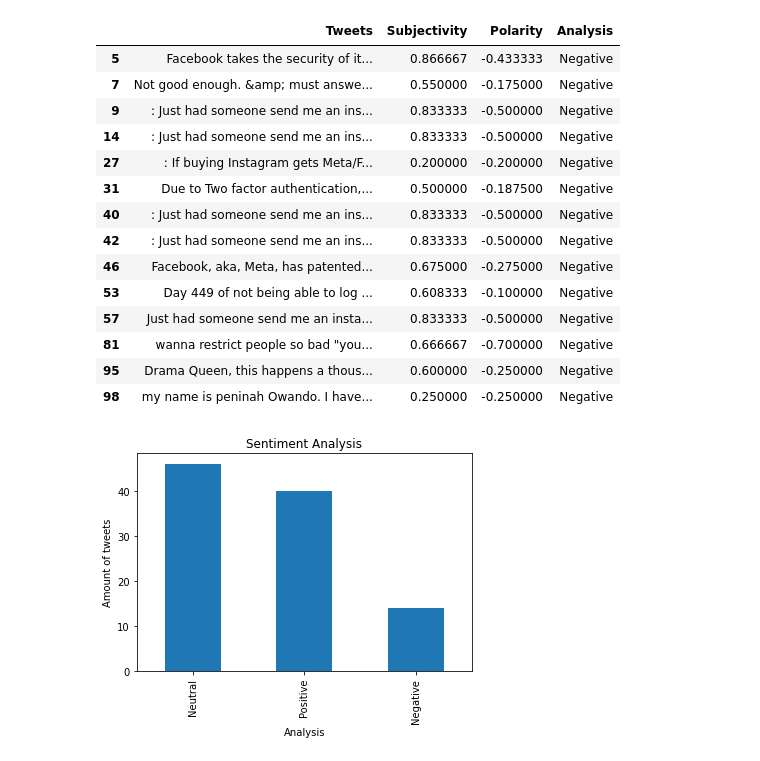
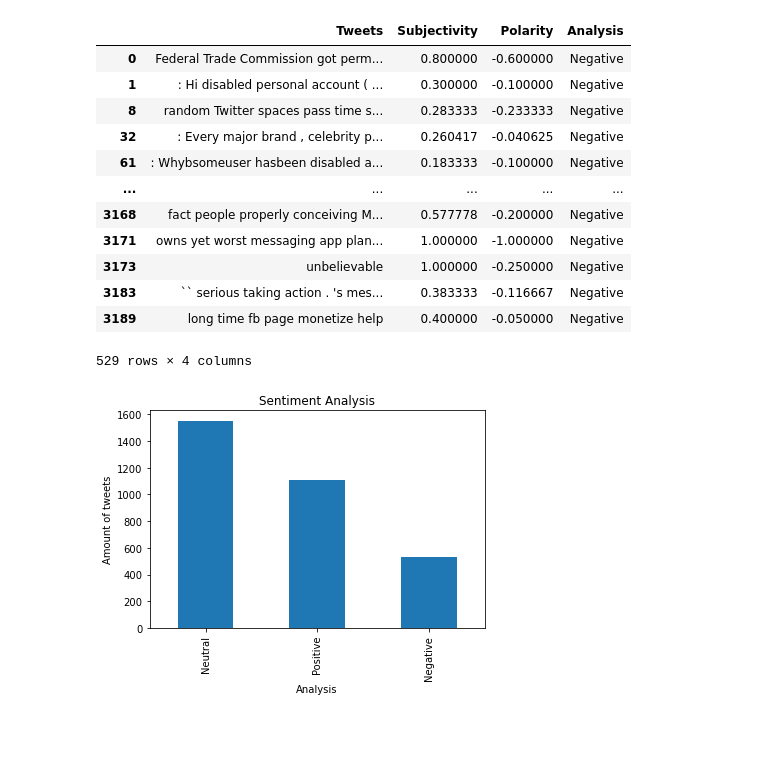
Before and after one commit to rvidxr666/Meta-Tweets, a Jupyter notebook: Twitter Sentiment Analysis.ipynb, the cells around one changed output. Saved outputs shown, nothing was run; the diff lists cells and outputs as text; code cells hidden in the pictures; blank space fills up the shorter version.

```diff
--- a/Twitter Sentiment Analysis.ipynb
+++ b/Twitter Sentiment Analysis.ipynb
@@ -62,0 +114,3 @@ Name: Tweets, Length: 100, dtype: object
+# %%
+df_test["Tweets"] = df_test["Tweets"].apply(lambda x: more_cleaning(x, ["Facebook", "meta", "Meta", "metaverse", "coin"]))
+df_test["Tweets"] = df_test["Tweets"].apply(remove_stopwords)
@@ -64,9 +134,9 @@ Name: Tweets, Length: 100, dtype: object
 def getSubjectivity(text):
     return TextBlob(text).sentiment.subjectivity
 
-def getPolarity(text):
+def getAPolarity(text):
     return TextBlob(text).sentiment.polarity
 # %%
-df["Subjectivity"] = df["Tweets"].apply(getSubjectivity)
-df["Polarity"] = df["Tweets"].apply(getPolarity)
+df_test["Subjectivity"] = df_test["Tweets"].apply(getSubjectivity)
+df_test["Polarity"] = df_test["Tweets"].apply(getPolarity)
 # %%
@@ -99,30 +186,28 @@ def tweetPositivity(score):
     if score < 0:
         return "Negative"
 # %%
-df["Analysis"] = df["Polarity"].apply(tweetPositivity)
+df_test["Analysis"] = df_test["Polarity"].apply(tweetPositivity)
 # %%
-df[df["Analysis"] == "Negative"]
+df_test[df_test["Analysis"] == "Negative"]
 # %% [output]
 |  | Tweets | Subjectivity | Polarity | Analysis |
-| 5 | Facebook takes the security of it... | 0.866667 | -0.433333 | Negative |
-| 7 | Not good enough. &amp; must answe... | 0.550000 | -0.175000 | Negative |
-| 9 | : Just had someone send me an ins... | 0.833333 | -0.500000 | Negative |
-| 14 | : Just had someone send me an ins... | 0.833333 | -0.500000 | Negative |
-| 27 | : If buying Instagram gets Meta/F... | 0.200000 | -0.200000 | Negative |
-| 31 | Due to Two factor authentication,... | 0.500000 | -0.187500 | Negative |
-| 40 | : Just had someone send me an ins... | 0.833333 | -0.500000 | Negative |
-| 42 | : Just had someone send me an ins... | 0.833333 | -0.500000 | Negative |
-| 46 | Facebook, aka, Meta, has patented... | 0.675000 | -0.275000 | Negative |
-| 53 | Day 449 of not being able to log ... | 0.608333 | -0.100000 | Negative |
-| 57 | Just had someone send me an insta... | 0.833333 | -0.500000 | Negative |
-| 81 | wanna restrict people so bad "you... | 0.666667 | -0.700000 | Negative |
-| 95 | Drama Queen, this happens a thous... | 0.600000 | -0.250000 | Negative |
-| 98 | my name is peninah Owando. I have... | 0.250000 | -0.250000 | Negative |
+| 0 | Federal Trade Commission got perm... | 0.800000 | -0.600000 | Negative |
+| 1 | : Hi disabled personal account ( ... | 0.300000 | -0.100000 | Negative |
+| 8 | random Twitter spaces pass time s... | 0.283333 | -0.233333 | Negative |
+| 32 | : Every major brand , celebrity p... | 0.260417 | -0.040625 | Negative |
+| 61 | : Whybsomeuser hasbeen disabled a... | 0.183333 | -0.100000 | Negative |
+| ... | ... | ... | ... | ... |
+| 3168 | fact people properly conceiving M... | 0.577778 | -0.200000 | Negative |
+| 3171 | owns yet worst messaging app plan... | 1.000000 | -1.000000 | Negative |
+| 3173 | unbelievable | 1.000000 | -0.250000 | Negative |
+| 3183 | `` serious taking action . 's mes... | 0.383333 | -0.116667 | Negative |
+| 3189 | long time fb page monetize help | 0.400000 | -0.050000 | Negative |
+529 rows × 4 columns
 # %%
 plt.title("Sentiment Analysis")
 plt.xlabel("Analysis")
 plt.ylabel("Amount of tweets")
-df["Analysis"].value_counts().plot(kind="bar")
+df_test["Analysis"].value_counts().plot(kind="bar")
 plt.show()
 # %% [output]
-[figure, old version]
+[figure, new version]
```
Also changed, not shown: parts of 21 cells of this notebook.
